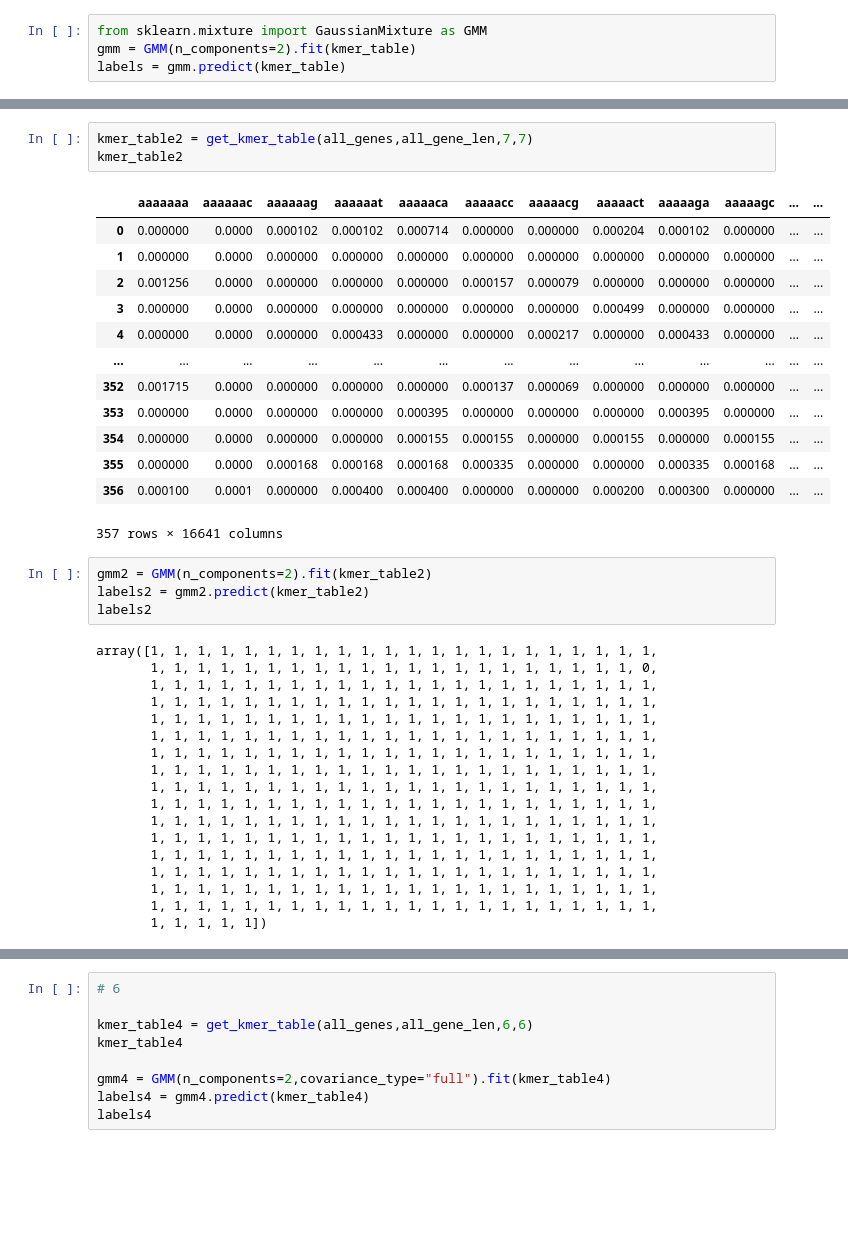
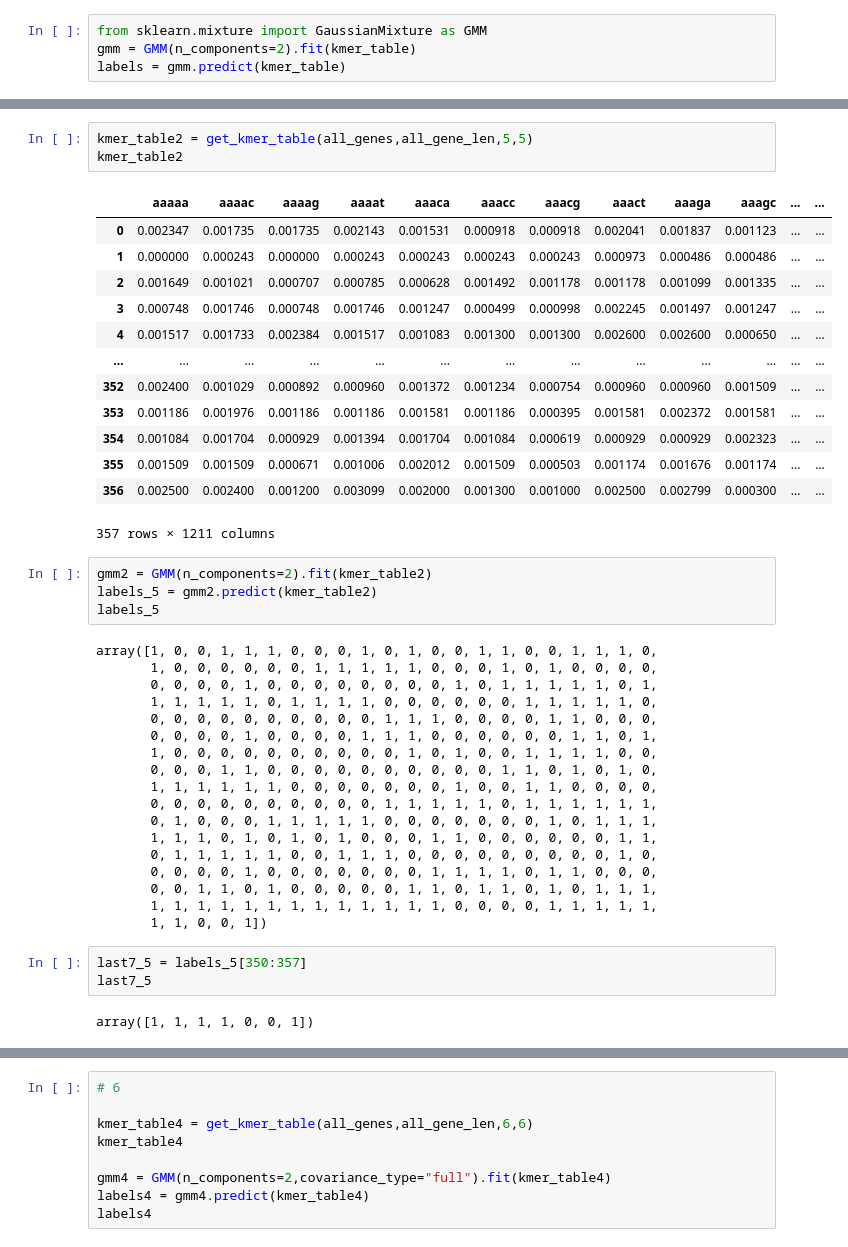
Before and after one commit to solislemuslab/mycovirus-ml, a Jupyter notebook: scripts/Gaussian Mixture Model-Zhiwen Xu/Gaussian Mixture Model.ipynb, the cells around one changed output, grey strips where cells are left out. Drawn from its saved outputs; the diff is of its cells as text; blank space fills up the shorter version.

```diff
--- a/scripts/Gaussian Mixture Model-Zhiwen Xu/Gaussian Mixture Model.ipynb
+++ b/scripts/Gaussian Mixture Model-Zhiwen Xu/Gaussian Mixture Model.ipynb
@@ -92,39 +79,44 @@ array([1, 0, 0, 1, 1, 1, 0, 0, 0, 0, 0, 1, 0, 0, 1, 1, 0, 0, 1, 1, 1, 0,
 # %%
-kmer_table2 = get_kmer_table(all_genes,all_gene_len,7,7)
+kmer_table2 = get_kmer_table(all_genes,all_gene_len,5,5)
 kmer_table2
 # %% [output]
-|  | aaaaaaa | aaaaaac | aaaaaag | aaaaaat | aaaaaca | aaaaacc | aaaaacg | aaaaact | aaaaaga | aaaaagc | ... | ... |
-| 0 | 0.000000 | 0.0000 | 0.000102 | 0.000102 | 0.000714 | 0.000000 | 0.000000 | 0.000204 | 0.000102 | 0.000000 | ... | ... |
-| 1 | 0.000000 | 0.0000 | 0.000000 | 0.000000 | 0.000000 | 0.000000 | 0.000000 | 0.000000 | 0.000000 | 0.000000 | ... | ... |
-| 2 | 0.001256 | 0.0000 | 0.000000 | 0.000000 | 0.000000 | 0.000157 | 0.000079 | 0.000000 | 0.000000 | 0.000000 | ... | ... |
-| 3 | 0.000000 | 0.0000 | 0.000000 | 0.000000 | 0.000000 | 0.000000 | 0.000000 | 0.000499 | 0.000000 | 0.000000 | ... | ... |
-| 4 | 0.000000 | 0.0000 | 0.000000 | 0.000433 | 0.000000 | 0.000000 | 0.000217 | 0.000000 | 0.000433 | 0.000000 | ... | ... |
+|  | aaaaa | aaaac | aaaag | aaaat | aaaca | aaacc | aaacg | aaact | aaaga | aaagc | ... | ... |
+| 0 | 0.002347 | 0.001735 | 0.001735 | 0.002143 | 0.001531 | 0.000918 | 0.000918 | 0.002041 | 0.001837 | 0.001123 | ... | ... |
+| 1 | 0.000000 | 0.000243 | 0.000000 | 0.000243 | 0.000243 | 0.000243 | 0.000243 | 0.000973 | 0.000486 | 0.000486 | ... | ... |
+| 2 | 0.001649 | 0.001021 | 0.000707 | 0.000785 | 0.000628 | 0.001492 | 0.001178 | 0.001178 | 0.001099 | 0.001335 | ... | ... |
+| 3 | 0.000748 | 0.001746 | 0.000748 | 0.001746 | 0.001247 | 0.000499 | 0.000998 | 0.002245 | 0.001497 | 0.001247 | ... | ... |
+| 4 | 0.001517 | 0.001733 | 0.002384 | 0.001517 | 0.001083 | 0.001300 | 0.001300 | 0.002600 | 0.002600 | 0.000650 | ... | ... |
 | ... | ... | ... | ... | ... | ... | ... | ... | ... | ... | ... | ... | ... |
-| 352 | 0.001715 | 0.0000 | 0.000000 | 0.000000 | 0.000000 | 0.000137 | 0.000069 | 0.000000 | 0.000000 | 0.000000 | ... | ... |
-| 353 | 0.000000 | 0.0000 | 0.000000 | 0.000000 | 0.000395 | 0.000000 | 0.000000 | 0.000000 | 0.000395 | 0.000000 | ... | ... |
-| 354 | 0.000000 | 0.0000 | 0.000000 | 0.000000 | 0.000155 | 0.000155 | 0.000000 | 0.000155 | 0.000000 | 0.000155 | ... | ... |
-| 355 | 0.000000 | 0.0000 | 0.000168 | 0.000168 | 0.000168 | 0.000335 | 0.000000 | 0.000000 | 0.000335 | 0.000168 | ... | ... |
-| 356 | 0.000100 | 0.0001 | 0.000000 | 0.000400 | 0.000400 | 0.000000 | 0.000000 | 0.000200 | 0.000300 | 0.000000 | ... | ... |
+| 352 | 0.002400 | 0.001029 | 0.000892 | 0.000960 | 0.001372 | 0.001234 | 0.000754 | 0.000960 | 0.000960 | 0.001509 | ... | ... |
+| 353 | 0.001186 | 0.001976 | 0.001186 | 0.001186 | 0.001581 | 0.001186 | 0.000395 | 0.001581 | 0.002372 | 0.001581 | ... | ... |
+| 354 | 0.001084 | 0.001704 | 0.000929 | 0.001394 | 0.001704 | 0.001084 | 0.000619 | 0.000929 | 0.000929 | 0.002323 | ... | ... |
+| 355 | 0.001509 | 0.001509 | 0.000671 | 0.001006 | 0.002012 | 0.001509 | 0.000503 | 0.001174 | 0.001676 | 0.001174 | ... | ... |
+| 356 | 0.002500 | 0.002400 | 0.001200 | 0.003099 | 0.002000 | 0.001300 | 0.001000 | 0.002500 | 0.002799 | 0.000300 | ... | ... |
-357 rows × 16641 columns
+357 rows × 1211 columns
 # %%
 gmm2 = GMM(n_components=2).fit(kmer_table2)
-labels2 = gmm2.predict(kmer_table2)
-labels2
+labels_5 = gmm2.predict(kmer_table2)
+labels_5
 # %% [output]
-array([1, 1, 1, 1, 1, 1, 1, 1, 1, 1, 1, 1, 1, 1, 1, 1, 1, 1, 1, 1, 1, 1,
-       1, 1, 1, 1, 1, 1, 1, 1, 1, 1, 1, 1, 1, 1, 1, 1, 1, 1, 1, 1, 1, 0,
-       1, 1, 1, 1, 1, 1, 1, 1, 1, 1, 1, 1, 1, 1, 1, 1, 1, 1, 1, 1, 1, 1,
-       1, 1, 1, 1, 1, 1, 1, 1, 1, 1, 1, 1, 1, 1, 1, 1, 1, 1, 1, 1, 1, 1,
-       1, 1, 1, 1, 1, 1, 1, 1, 1, 1, 1, 1, 1, 1, 1, 1, 1, 1, 1, 1, 1, 1,
-       1, 1, 1, 1, 1, 1, 1, 1, 1, 1, 1, 1, 1, 1, 1, 1, 1, 1, 1, 1, 1, 1,
-       1, 1, 1, 1, 1, 1, 1, 1, 1, 1, 1, 1, 1, 1, 1, 1, 1, 1, 1, 1, 1, 1,
-       1, 1, 1, 1, 1, 1, 1, 1, 1, 1, 1, 1, 1, 1, 1, 1, 1, 1, 1, 1, 1, 1,
-       1, 1, 1, 1, 1, 1, 1, 1, 1, 1, 1, 1, 1, 1, 1, 1, 1, 1, 1, 1, 1, 1,
-       1, 1, 1, 1, 1, 1, 1, 1, 1, 1, 1, 1, 1, 1, 1, 1, 1, 1, 1, 1, 1, 1,
-       1, 1, 1, 1, 1, 1, 1, 1, 1, 1, 1, 1, 1, 1, 1, 1, 1, 1, 1, 1, 1, 1,
-       1, 1, 1, 1, 1, 1, 1, 1, 1, 1, 1, 1, 1, 1, 1, 1, 1, 1, 1, 1, 1, 1,
-       1, 1, 1, 1, 1, 1, 1, 1, 1, 1, 1, 1, 1, 1, 1, 1, 1, 1, 1, 1, 1, 1,
-       1, 1, 1, 1, 1, 1, 1, 1, 1, 1, 1, 1, 1, 1, 1, 1, 1, 1, 1, 1, 1, 1,
-       1, 1, 1, 1, 1, 1, 1, 1, 1, 1, 1, 1, 1, 1, 1, 1, 1, 1, 1, 1, 1, 1,
-       1, 1, 1, 1, 1, 1, 1, 1, 1, 1, 1, 1, 1, 1, 1, 1, 1, 1, 1, 1, 1, 1,
-       1, 1, 1, 1, 1])
+array([1, 0, 0, 1, 1, 1, 0, 0, 0, 1, 0, 1, 0, 0, 1, 1, 0, 0, 1, 1, 1, 0,
+       1, 0, 0, 0, 0, 0, 0, 1, 1, 1, 1, 1, 0, 0, 0, 1, 0, 1, 0, 0, 0, 0,
+       0, 0, 0, 0, 1, 0, 0, 0, 0, 0, 0, 0, 0, 1, 0, 1, 1, 1, 1, 1, 0, 1,
+       1, 1, 1, 1, 1, 0, 1, 1, 1, 1, 0, 0, 0, 0, 0, 0, 1, 1, 1, 1, 1, 0,
+       0, 0, 0, 0, 0, 0, 0, 0, 0, 0, 1, 1, 1, 0, 0, 0, 0, 1, 1, 0, 0, 0,
+       0, 0, 0, 0, 1, 0, 0, 0, 0, 1, 1, 1, 0, 0, 0, 0, 0, 0, 1, 1, 0, 1,
+       1, 0, 0, 0, 0, 0, 0, 0, 0, 0, 0, 1, 0, 1, 0, 0, 1, 1, 1, 1, 0, 0,
+       0, 0, 0, 1, 1, 0, 0, 0, 0, 0, 0, 0, 0, 0, 0, 1, 1, 0, 1, 0, 1, 0,
+       1, 1, 1, 1, 1, 1, 0, 0, 0, 0, 0, 0, 0, 1, 0, 0, 1, 1, 0, 0, 0, 0,
+       0, 0, 0, 0, 0, 0, 0, 0, 0, 0, 1, 1, 1, 1, 1, 0, 1, 1, 1, 1, 1, 1,
+       0, 1, 0, 0, 0, 1, 1, 1, 1, 1, 0, 0, 0, 0, 0, 0, 0, 1, 0, 1, 1, 1,
+       1, 1, 1, 0, 1, 0, 1, 0, 1, 0, 0, 0, 1, 1, 0, 0, 0, 0, 0, 0, 1, 1,
+       0, 1, 1, 1, 1, 1, 0, 0, 1, 1, 1, 0, 0, 0, 0, 0, 0, 0, 0, 0, 1, 0,
+       0, 0, 0, 0, 1, 0, 0, 0, 0, 0, 0, 0, 1, 1, 1, 1, 0, 1, 1, 0, 0, 0,
+       0, 0, 1, 1, 0, 1, 0, 0, 0, 0, 0, 1, 1, 0, 1, 1, 0, 1, 0, 1, 1, 1,
+       1, 1, 1, 1, 1, 1, 1, 1, 1, 1, 1, 1, 1, 0, 0, 0, 0, 1, 1, 1, 1, 1,
+       1, 1, 0, 0, 1])
+# %%
+last7_5 = labels_5[350:357]
+last7_5
+# %% [output]
+array([1, 1, 1, 1, 0, 0, 1])
```
Also changed, not shown: parts of 13 cells of this notebook.
